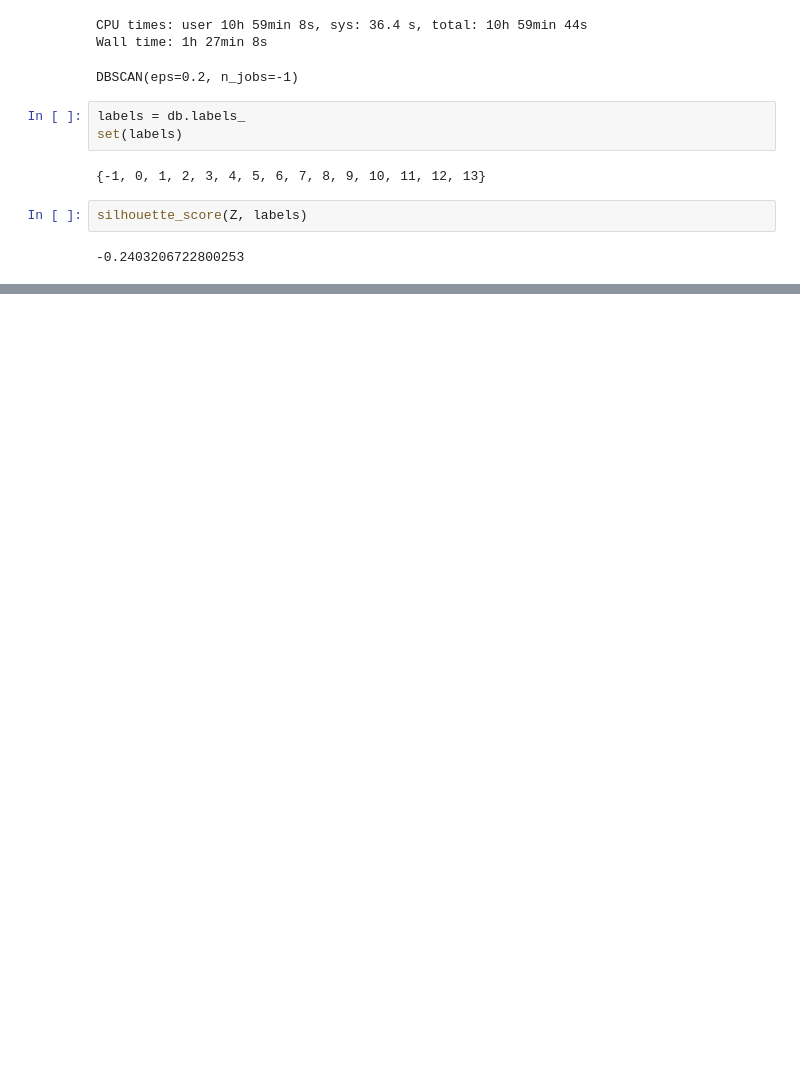
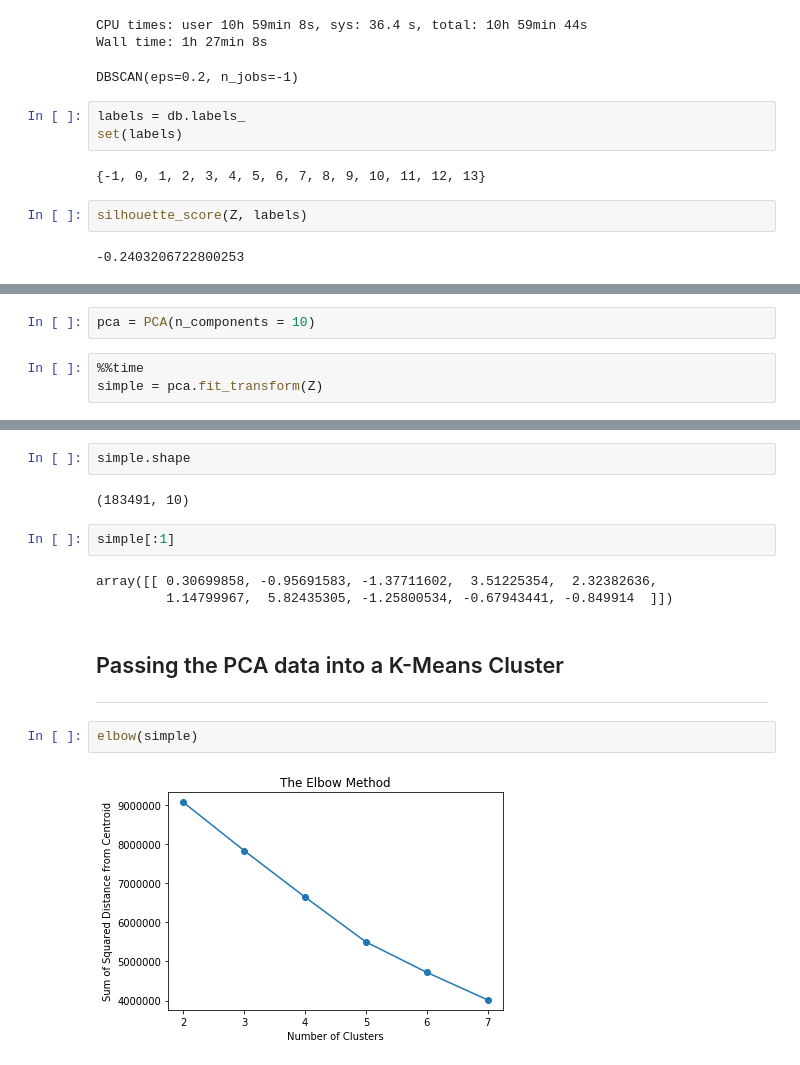
Before and after one commit to tlunderwood2014/nyc_crime_analysis, a Jupyter notebook: Crime_Analysis.ipynb, the cells around one changed output, grey strips where cells are left out. Cells and saved outputs as stored; diff of their text form; blank space fills up the shorter version.

Commit message:
EDA on cluster analysis further developed

```diff
--- a/Crime_Analysis.ipynb
+++ b/Crime_Analysis.ipynb
@@ -173,0 +156,5 @@ silhouette_score(Z, labels)
+# %%
+pca = PCA(n_components = 10)
+# %%
+%%time
+simple = pca.fit_transform(Z)
@@ -173,0 +164,16 @@ silhouette_score(Z, labels)
+# %%
+simple.shape
+# %% [output]
+(183491, 10)
+# %%
+simple[:1]
+# %% [output]
+array([[ 0.30699858, -0.95691583, -1.37711602,  3.51225354,  2.32382636,
+         1.14799967,  5.82435305, -1.25800534, -0.67943441, -0.849914  ]])
+# %% [markdown]
+## Passing the PCA data into a K-Means Cluster
+---
+# %%
+elbow(simple)
+# %% [output]
+[figure, added]
```
Also changed, not shown: parts of 41 cells of this notebook.
